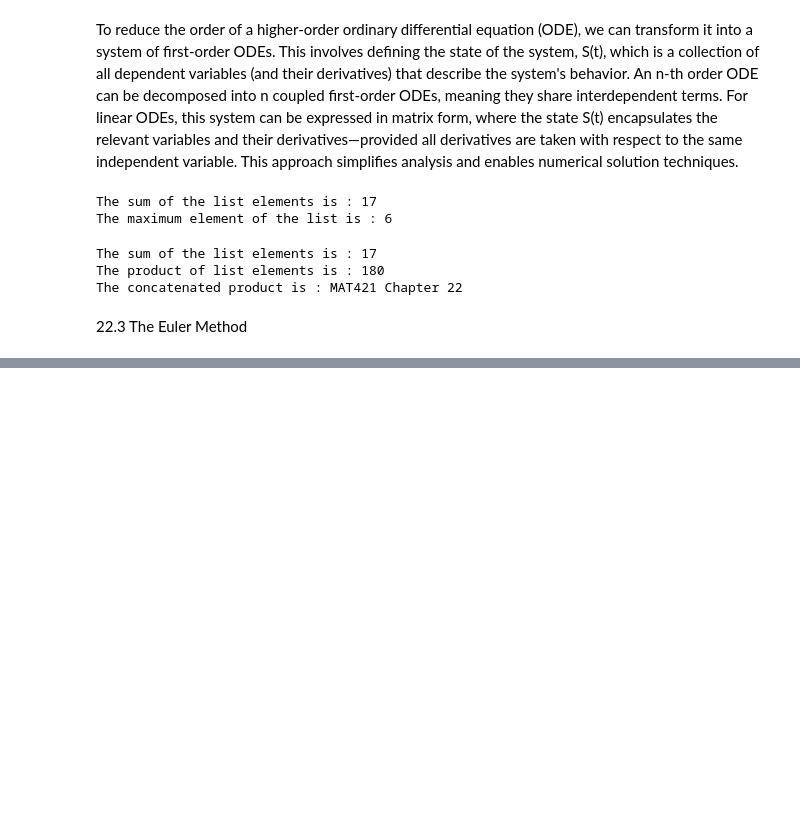
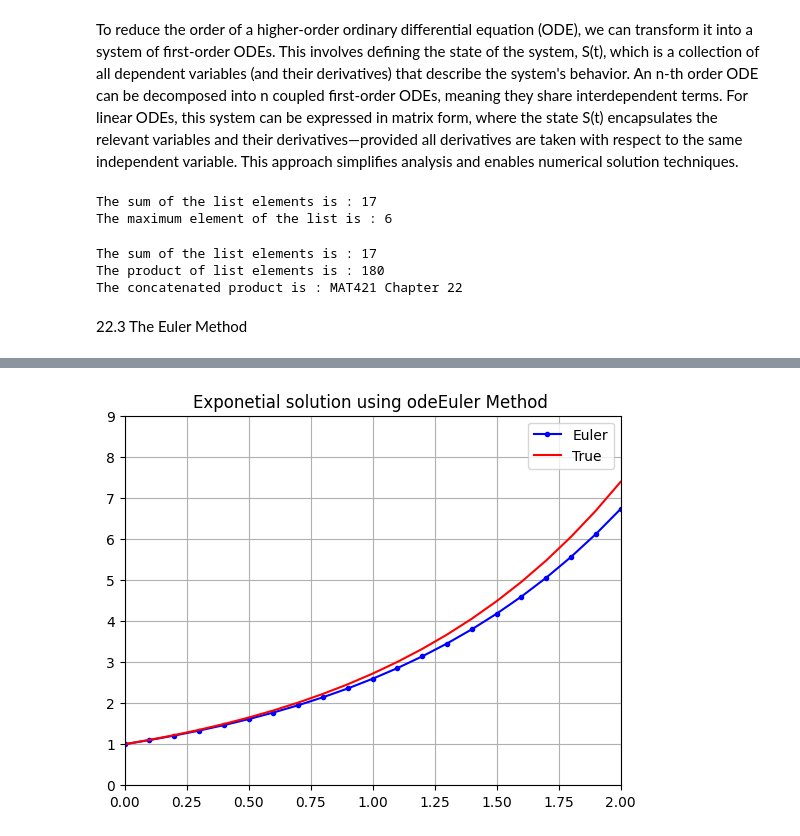
Before and after one commit to pmecwan/MAT-421, a Jupyter notebook: Module_H_Section_22_1,_22_2,_22_3.ipynb, the cells around one changed output, grey strips where cells are left out. Drawn from its saved outputs; the diff is of its cells as text; code cells hidden in the pictures; blank space fills up the shorter version.

```diff
--- a/Module_H_Section_22_1,_22_2,_22_3.ipynb
+++ b/Module_H_Section_22_1,_22_2,_22_3.ipynb
@@ -103,0 +106,23 @@ The concatenated product is : MAT421 Chapter 22
+# %%
+import numpy as np
+import matplotlib.pyplot as plt
+
+def odeEuler(f,y0,t):
+    y = np.zeros(len(t))
+    y[0] = y0
+    for n in range(0,len(t)-1):
+        y[n+1] = y[n] + f(y[n],t[n])*(t[n+1] - t[n])
+    return y
+t = np.linspace(0,2,21)
+y0 = 1
+f = lambda y,t: y
+y = odeEuler(f,y0,t)
+y_true = np.exp(t)
+plt.plot(t,y,'b.-',t,y_true,'r-')
+plt.legend(['Euler','True'])
+plt.axis([0,2,0,9])
+plt.grid(True)
+plt.title("Exponetial solution using odeEuler Method ")
+plt.show()
+# %% [output]
+[figure, added]
```
Also changed, not shown: parts of 2 cells of this notebook.
